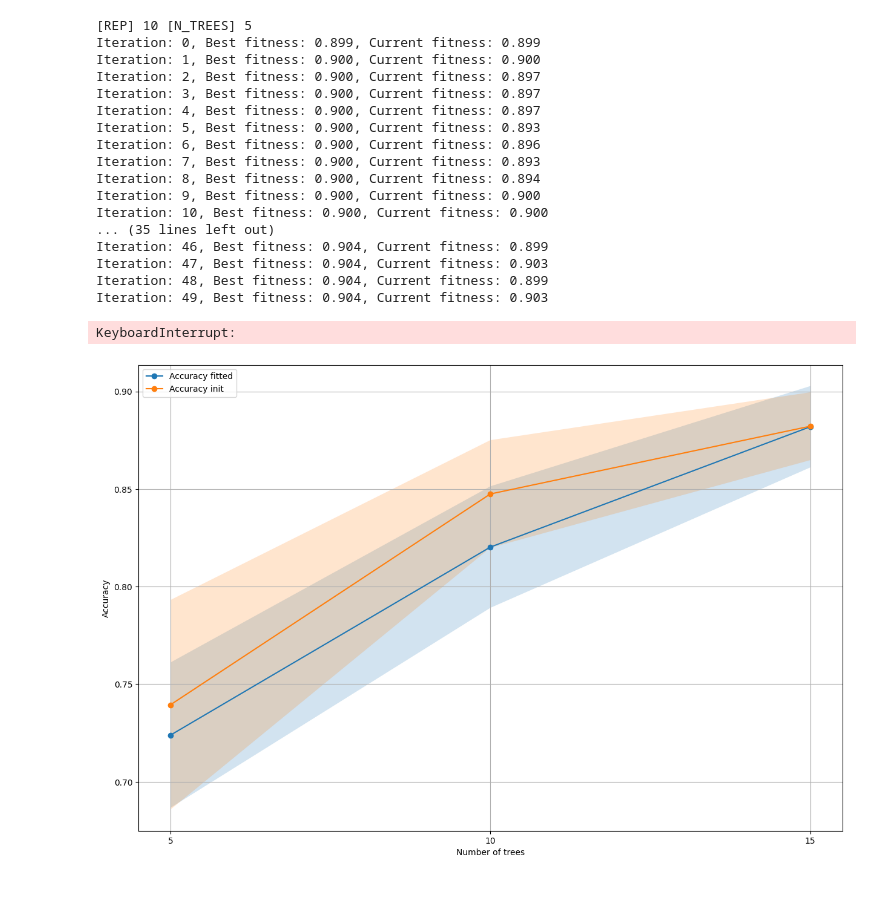
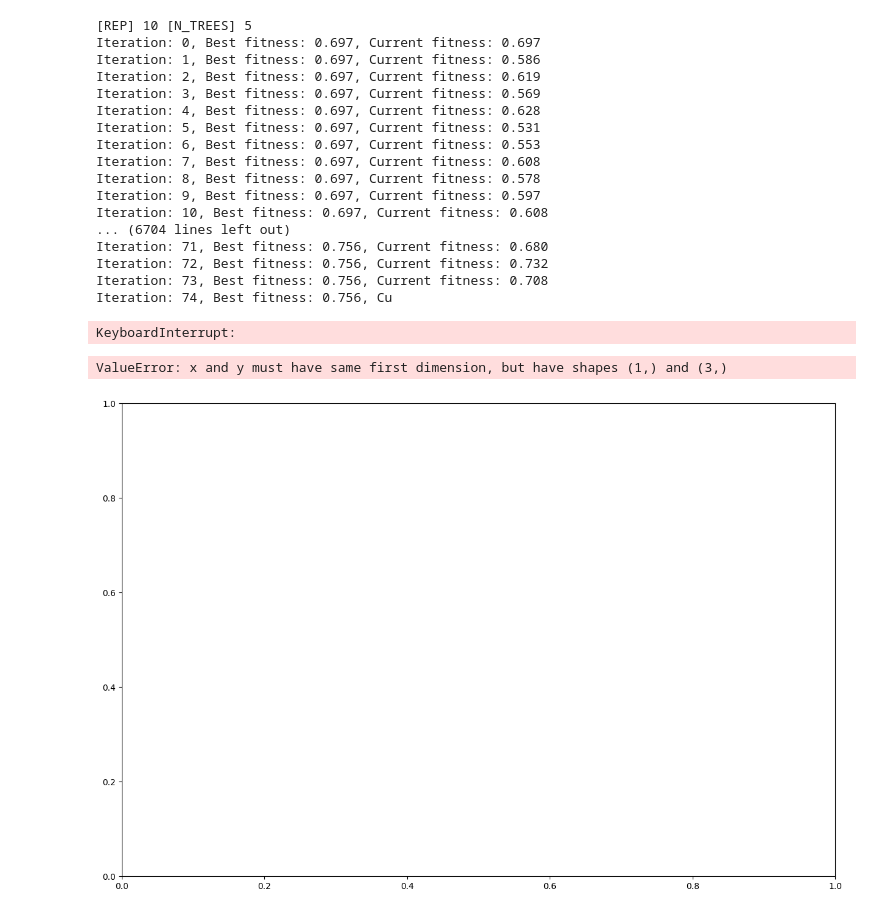
Before and after one commit to CenturionTheMan/SimulatedAnnealingBagging, a Jupyter notebook: src/test_bagging_gen.ipynb, the cells around one changed output. Cells and saved outputs as stored; diff of their text form; code cells hidden in the pictures.

```diff
--- a/src/test_bagging_gen.ipynb
+++ b/src/test_bagging_gen.ipynb
@@ -22,83 +37,87 @@ from Bagging import create_bags, create_models, get_accuracy
 from BaggingGEN import BaggingGEN
 
 reps = 10
-n_trees = [5, 10, 15]
+n_trees = [5, 10, 15, 20, 25]
 
 res = []
 for n_tree in n_trees:
     for rep in range(reps):
         print(f"[REP] {reps} [N_TREES] {n_tree}")
-        bagging_gen = BaggingGEN(X=X_train, y=y_train, n_trees=n_tree, max_iterations=100, mutation_rate=0.1, crossover_rate=0.8, population_size=50)
+        bagging_gen = BaggingGEN(X=X_train, y=y_train, n_trees=n_tree, max_iterations=300,
+                                 mutation_rate=0.1, crossover_rate=0.8, population_size=50)
         models_fitted, models_init, fitness = bagging_gen.run_genetic_algorithm()
 
-        accuracy_fitted = get_accuracy(X=X_test, y=y_test, models=models_fitted)
-        # accuracy_init = get_accuracy(X=X_test, y=y_test, models=models_init)
+        accuracy_fitted = evaluate_fitness(X=X_test, y=y_test, models=models_fitted)
+        accuracy_init = evaluate_fitness(X=X_test, y=y_test, models=models_init)
 
 
 
-        #!TEST
         bags = create_bags(X_train, y_train, n_bags=n_tree, with_replacement=False)
         models = create_models(bags, n_trees=n_tree)
-        accuracy_init = get_accuracy(X=X_test, y=y_test, models=models)
+        acc_control = evaluate_fitness(X=X_test, y=y_test, models=models)
 
 
 
 
-        res.append([n_tree, rep, accuracy_fitted, accuracy_init, fitness])
+        res.append([n_tree, rep, accuracy_fitted, accuracy_init, acc_control, fitness])
         print(f"Accuracy fitted: {accuracy_fitted} | Accuracy init: {accuracy_init}")
 
-        df = pd.DataFrame(res, columns=["n_trees", "rep", "accuracy_fitted", "accuracy_init", "fitness"])
+        df = pd.DataFrame(res, columns=["n_trees", "rep", "accuracy_fitted", "accuracy_init", "accuracy_control", "fitness"])
         df.to_csv(f"./../res/bagging_gen_fitness.csv", index=False)
 # %% [output]
 [REP] 10 [N_TREES] 5
-Iteration: 0, Best fitness: 0.899, Current fitness: 0.899
-Iteration: 1, Best fitness: 0.900, Current fitness: 0.900
-Iteration: 2, Best fitness: 0.900, Current fitness: 0.897
-Iteration: 3, Best fitness: 0.900, Current fitness: 0.897
-Iteration: 4, Best fitness: 0.900, Current fitness: 0.897
-Iteration: 5, Best fitness: 0.900, Current fitness: 0.893
-Iteration: 6, Best fitness: 0.900, Current fitness: 0.896
-Iteration: 7, Best fitness: 0.900, Current fitness: 0.893
-Iteration: 8, Best fitness: 0.900, Current fitness: 0.894
-Iteration: 9, Best fitness: 0.900, Current fitness: 0.900
-Iteration: 10, Best fitness: 0.900, Current fitness: 0.900
-... (35 lines left out)
-Iteration: 46, Best fitness: 0.904, Current fitness: 0.899
-Iteration: 47, Best fitness: 0.904, Current fitness: 0.903
-Iteration: 48, Best fitness: 0.904, Current fitness: 0.899
-Iteration: 49, Best fitness: 0.904, Current fitness: 0.903
+Iteration: 0, Best fitness: 0.697, Current fitness: 0.697
+Iteration: 1, Best fitness: 0.697, Current fitness: 0.586
+Iteration: 2, Best fitness: 0.697, Current fitness: 0.619
+Iteration: 3, Best fitness: 0.697, Current fitness: 0.569
+Iteration: 4, Best fitness: 0.697, Current fitness: 0.628
+Iteration: 5, Best fitness: 0.697, Current fitness: 0.531
+Iteration: 6, Best fitness: 0.697, Current fitness: 0.553
+Iteration: 7, Best fitness: 0.697, Current fitness: 0.608
+Iteration: 8, Best fitness: 0.697, Current fitness: 0.578
+Iteration: 9, Best fitness: 0.697, Current fitness: 0.597
+Iteration: 10, Best fitness: 0.697, Current fitness: 0.608
+... (6704 lines left out)
+Iteration: 71, Best fitness: 0.756, Current fitness: 0.680
+Iteration: 72, Best fitness: 0.756, Current fitness: 0.732
+Iteration: 73, Best fitness: 0.756, Current fitness: 0.708
+Iteration: 74, Best fitness: 0.756, Cu
 KeyboardInterrupt:
 # %%
 # Create plot
 import matplotlib.pyplot as plt
 import pandas as pd
 
-n_trees = [5, 10, 15]
 
-
-X = n_trees
+X = [5]
 
 plt.figure(figsize=(15, 10))
 df = pd.read_csv(f"./../res/bagging_gen_fitness.csv")
 
 Y1 = df.groupby("n_trees")["accuracy_fitted"].mean()
 Y_std1 = df.groupby("n_trees")["accuracy_fitted"].std()
 Y2 = df.groupby("n_trees")["accuracy_init"].mean()
 Y_std2 = df.groupby("n_trees")["accuracy_init"].std()
+Y3 = df.groupby("n_trees")["accuracy_control"].mean()
+Y_std3 = df.groupby("n_trees")["accuracy_control"].std()
 
 plt.plot(X, Y1, label="Accuracy fitted", marker='o')
 plt.fill_between(X, Y1 - Y_std1, Y1 + Y_std1, alpha=0.2)
 plt.plot(X, Y2, label="Accuracy init", marker='o')
 plt.fill_between(X, Y2 - Y_std2, Y2 + Y_std2, alpha=0.2)
+plt.plot(X, Y3, label="Accuracy control", marker='o')
+plt.fill_between(X, Y3 - Y_std3, Y3 + Y_std3, alpha=0.2)
+
 plt.xlabel("Number of trees")
 plt.ylabel("Accuracy")
 plt.xticks(X)
 plt.grid()
 plt.legend()
 
 plt.show()
 # %% [output]
+ValueError: x and y must have same first dimension, but have shapes (1,) and (3,)
-[figure, old version]
+[figure, new version]
 # %%
 # fitness vs accuracy
 X = df["fitness"]
```
Also changed, not shown: parts of 2 cells of this notebook, 3 other files.
